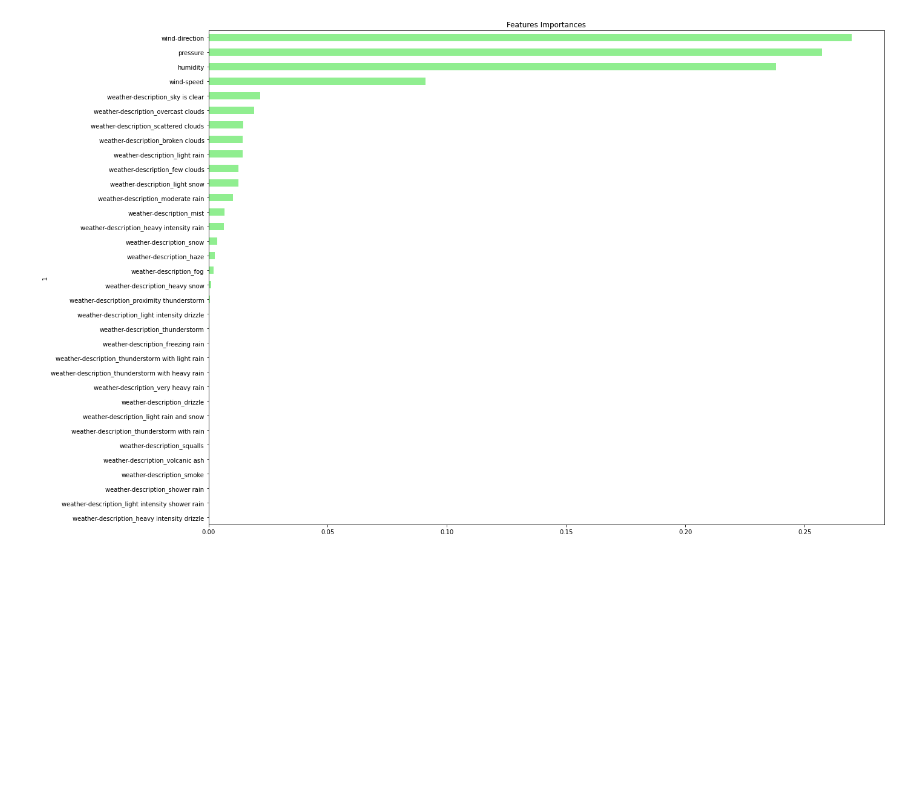
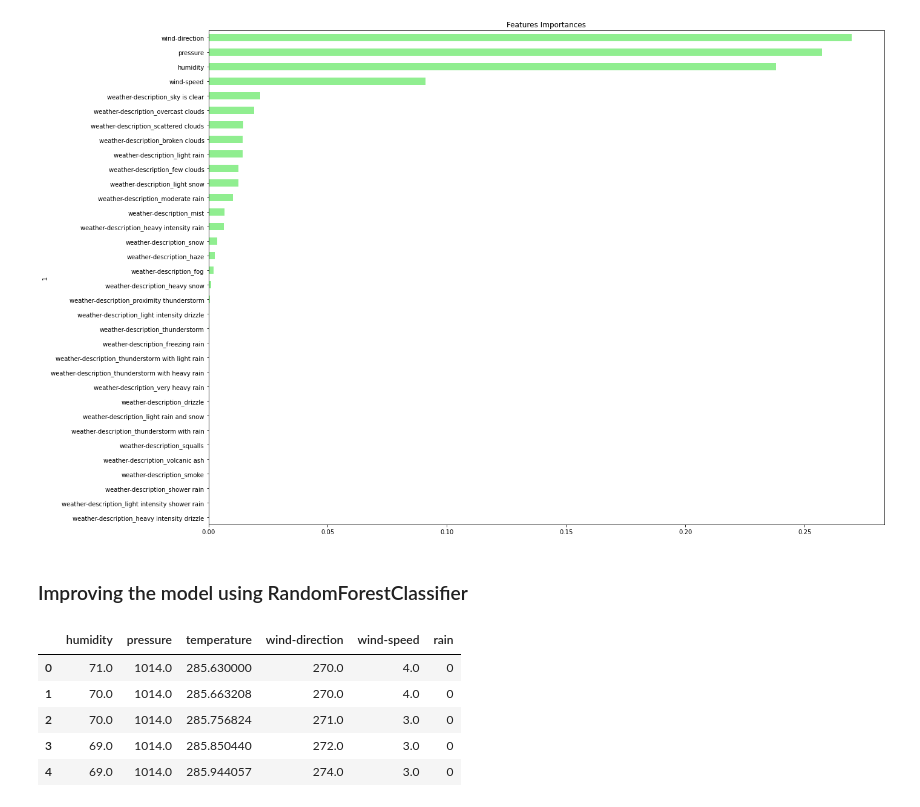
Before and after one commit to jarewa2/project_2, a Jupyter notebook: random_forest_model.ipynb, the cells around one changed output. Drawn from its saved outputs; the diff is of its cells as text; code cells hidden in the pictures; blank space fills up the shorter version.

```diff
--- a/random_forest_model.ipynb
+++ b/random_forest_model.ipynb
@@ -138,3 +138,32 @@ importances_sorted.plot(kind='barh', color='lightgreen', title= 'Features Import
 # %% [output]
 <AxesSubplot:title={'center':'Features Importances'}, ylabel='1'>
 [figure]
+# %% [markdown]
+### Improving the model using RandomForestClassifier
+# %%
+ # Define a function that determines it rained or not by checking weather-description
+rain_set = ['rain', 'drizzle', 'thunderstorm']
+def contains_word(weather_type):
+    if any(ele in weather_type for ele in rain_set):
+        return 1
+    else:
+        return 0
+# %%
+# Create a new data frame with rain column
+new_df = df.drop(columns = 'weather-description')
+new_df['rain'] = np.nan
+
+# Encode rain column by running 'contains_word' function over "weather-description column"
+vals = []
+for value in df['weather-description']:
+    vals.append(contains_word(value))
+
+new_df['rain'] = vals
+new_df.head()
+# %% [output]
+|  | humidity | pressure | temperature | wind-direction | wind-speed | rain |
+| 0 | 71.0 | 1014.0 | 285.630000 | 270.0 | 4.0 | 0 |
+| 1 | 70.0 | 1014.0 | 285.663208 | 270.0 | 4.0 | 0 |
+| 2 | 70.0 | 1014.0 | 285.756824 | 271.0 | 3.0 | 0 |
+| 3 | 69.0 | 1014.0 | 285.850440 | 272.0 | 3.0 | 0 |
+| 4 | 69.0 | 1014.0 | 285.944057 | 274.0 | 3.0 | 0 |
```
Also changed, not shown: parts of 9 cells of this notebook.
